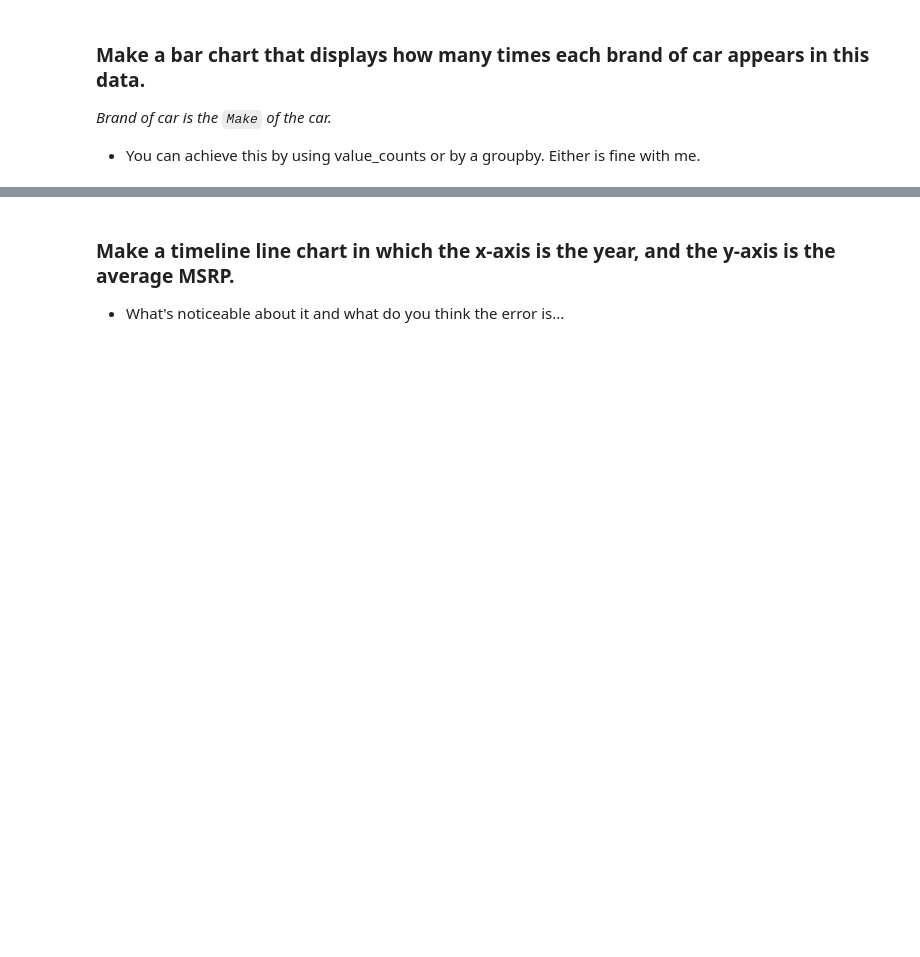
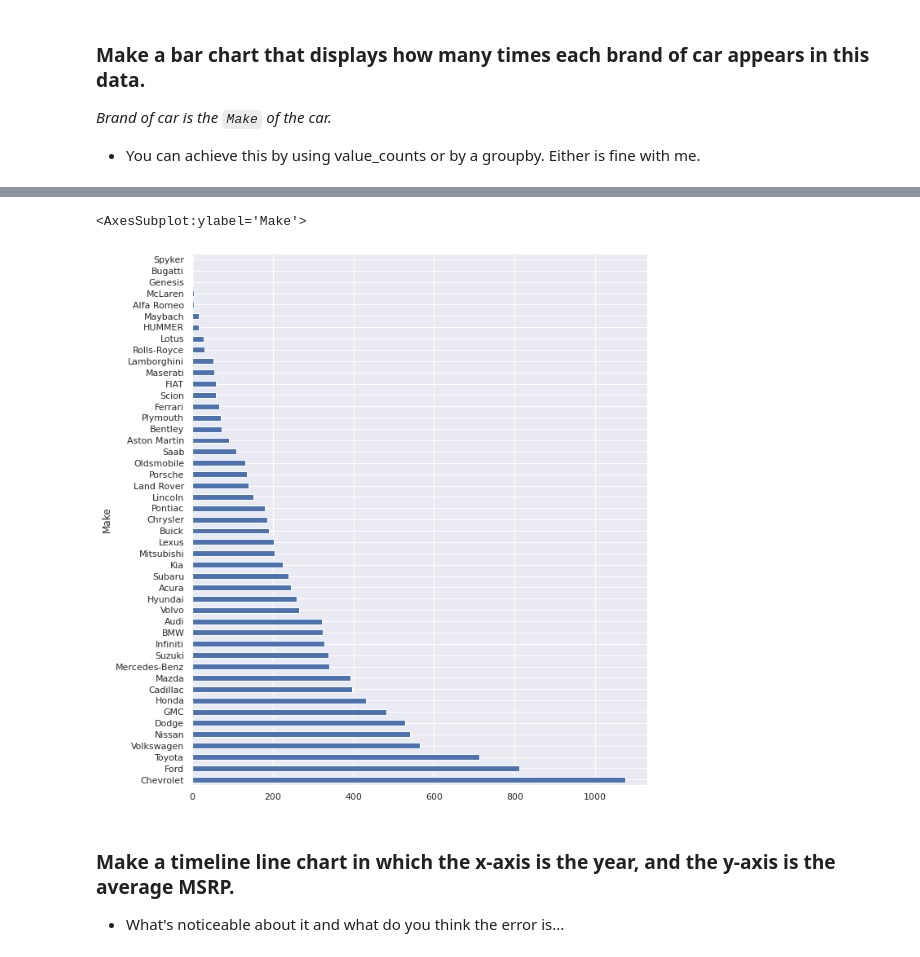
Before and after one commit to Hi-Tree/2021-fall-data-science, a Jupyter notebook: Week-02-EDA/Exercise-EDA.ipynb, the cells around one changed output, grey strips where cells are left out. Cells and saved outputs as stored; diff of their text form; code cells hidden in the pictures; blank space fills up the shorter version.

```diff
--- a/Week-02-EDA/Exercise-EDA.ipynb
+++ b/Week-02-EDA/Exercise-EDA.ipynb
@@ -98,5 +103,10 @@ df.groupby('Make')['Make'].count().plot(kind = 'bar')
 # %%
 # Make the cart more legible, by making it a horizontal bar chart, sorting the values, and changing the figure size.
+
+df.groupby('Make')['Make'].count().sort_values(ascending=False).plot.barh(figsize =(10,12))
+# %% [output]
+<AxesSubplot:ylabel='Make'>
+[figure, added]
 # %% [markdown]
 ### Make a timeline line chart in which the x-axis is the year, and the y-axis is the average MSRP.
 * What's noticeable about it and what do you think the error is...
```
Also changed, not shown: parts of 25 cells of this notebook.
